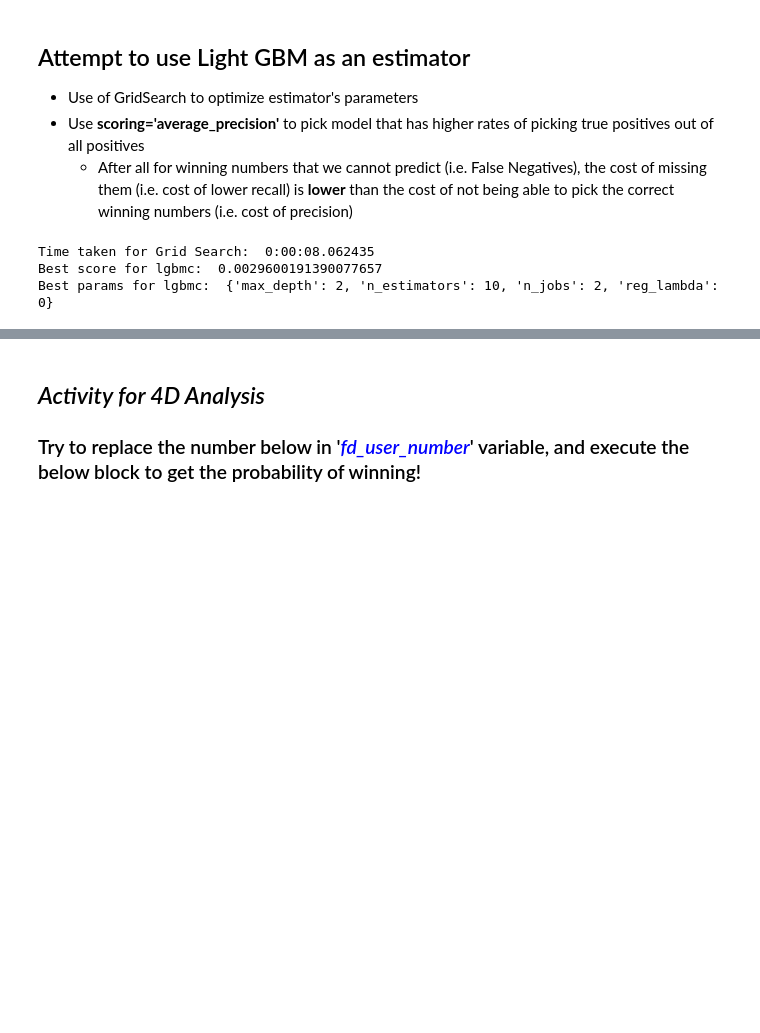
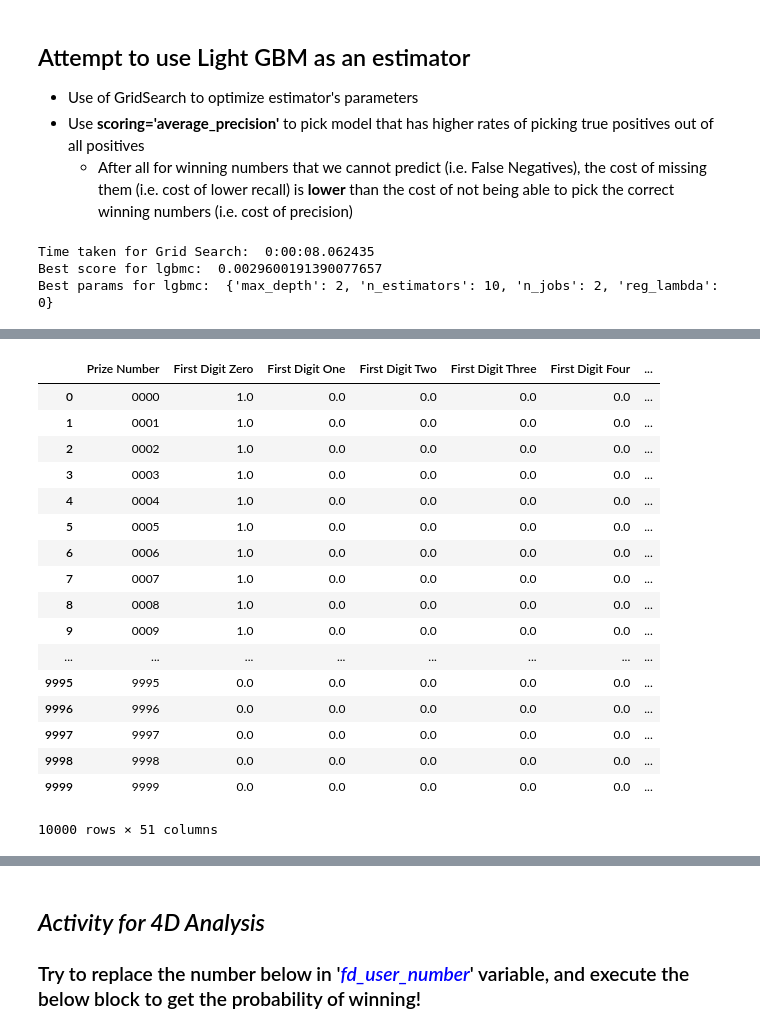
Before and after one commit to yongyct/singapore-pools-analysis, a Jupyter notebook: singapore_pools_analysis.ipynb, the cells around one changed output, grey strips where cells are left out. Cells and saved outputs as stored; diff of their text form; code cells hidden in the pictures; blank space fills up the shorter version.

```diff
--- a/singapore_pools_analysis.ipynb
+++ b/singapore_pools_analysis.ipynb
@@ -207 +231,22 @@ Best params for lgbmc:  {'max_depth': 2, 'n_estimators': 10, 'n_jobs': 2, 'reg_l
+# %%
+X_test
+# %% [output]
+|  | Prize Number | First Digit Zero | First Digit One | First Digit Two | First Digit Three | First Digit Four | ... |
+| 0 | 0000 | 1.0 | 0.0 | 0.0 | 0.0 | 0.0 | ... |
+| 1 | 0001 | 1.0 | 0.0 | 0.0 | 0.0 | 0.0 | ... |
+| 2 | 0002 | 1.0 | 0.0 | 0.0 | 0.0 | 0.0 | ... |
+| 3 | 0003 | 1.0 | 0.0 | 0.0 | 0.0 | 0.0 | ... |
+| 4 | 0004 | 1.0 | 0.0 | 0.0 | 0.0 | 0.0 | ... |
+| 5 | 0005 | 1.0 | 0.0 | 0.0 | 0.0 | 0.0 | ... |
+| 6 | 0006 | 1.0 | 0.0 | 0.0 | 0.0 | 0.0 | ... |
+| 7 | 0007 | 1.0 | 0.0 | 0.0 | 0.0 | 0.0 | ... |
+| 8 | 0008 | 1.0 | 0.0 | 0.0 | 0.0 | 0.0 | ... |
+| 9 | 0009 | 1.0 | 0.0 | 0.0 | 0.0 | 0.0 | ... |
+| ... | ... | ... | ... | ... | ... | ... | ... |
+| 9995 | 9995 | 0.0 | 0.0 | 0.0 | 0.0 | 0.0 | ... |
+| 9996 | 9996 | 0.0 | 0.0 | 0.0 | 0.0 | 0.0 | ... |
+| 9997 | 9997 | 0.0 | 0.0 | 0.0 | 0.0 | 0.0 | ... |
+| 9998 | 9998 | 0.0 | 0.0 | 0.0 | 0.0 | 0.0 | ... |
+| 9999 | 9999 | 0.0 | 0.0 | 0.0 | 0.0 | 0.0 | ... |
+10000 rows × 51 columns
 # %%
```
Also changed, not shown: parts of 10 cells of this notebook.
